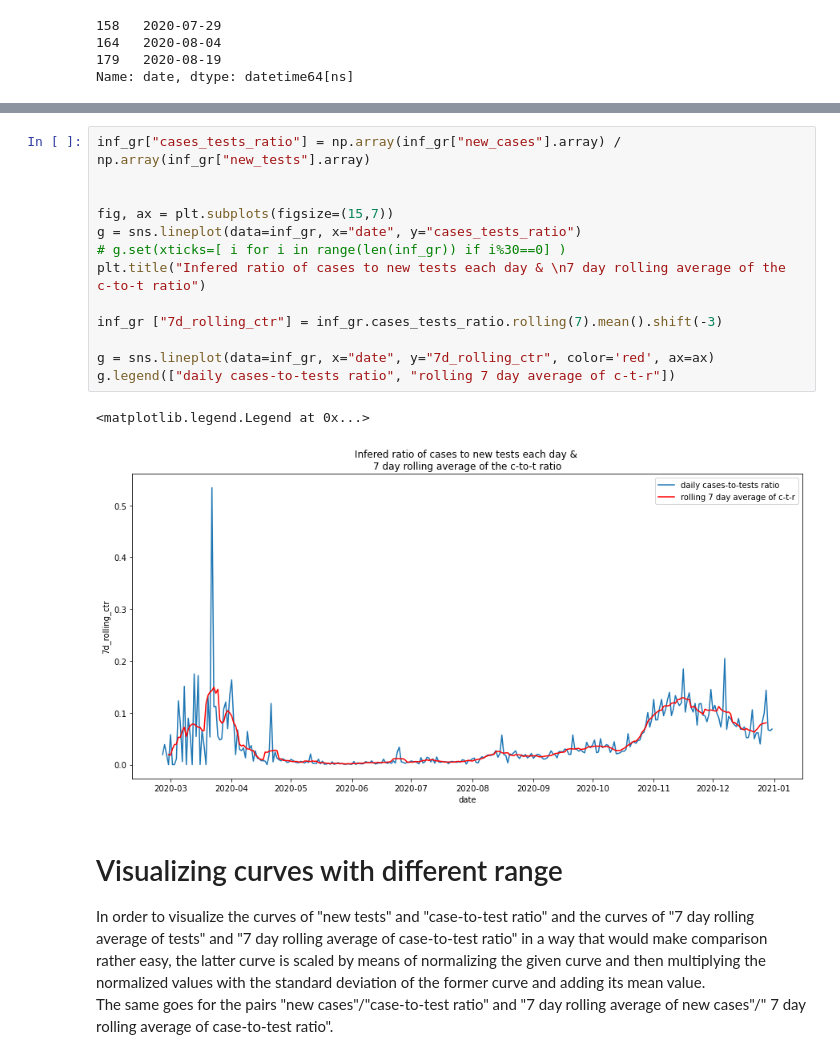
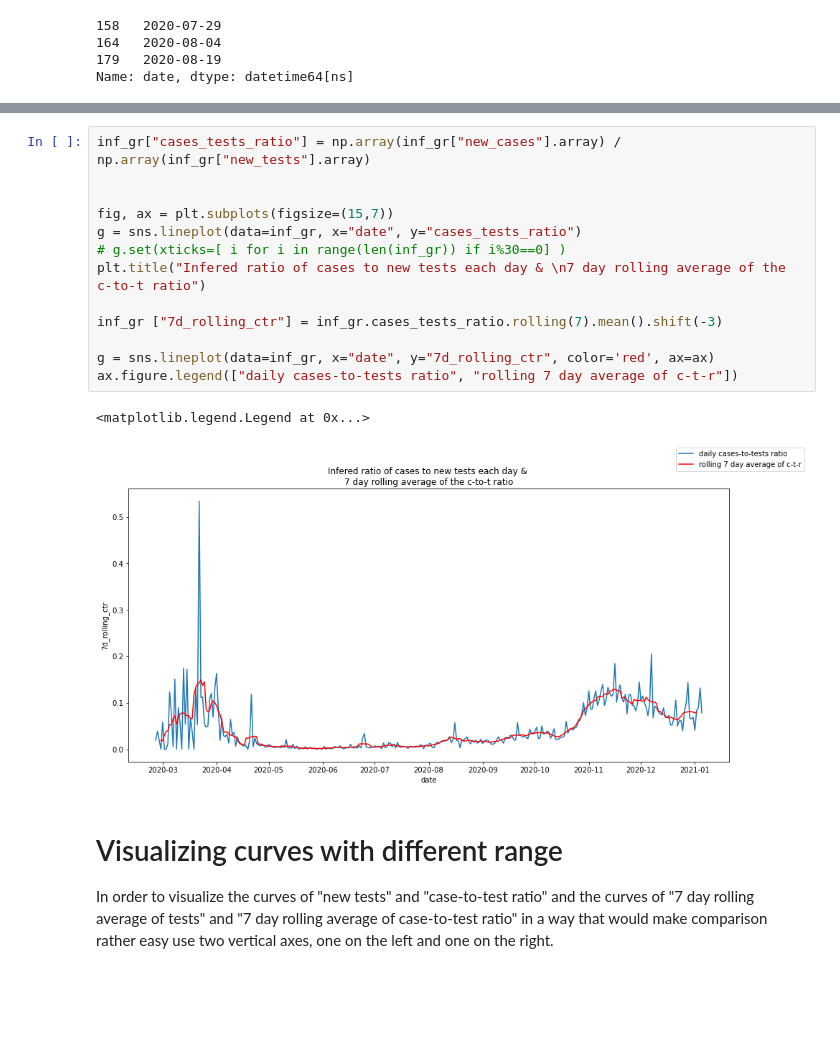
Before and after one commit to fivoskal/greece-covid-data-representation, a Jupyter notebook: owid.ipynb, the cells around one changed output, grey strips where cells are left out. Saved outputs shown, nothing was run; the diff lists cells and outputs as text; blank space fills up the shorter version.

```diff
--- a/owid.ipynb
+++ b/owid.ipynb
@@ -165,22 +161,20 @@ g.legend(["rolling 7 day average new cases"])
 # %%
 inf_gr["cases_tests_ratio"] = np.array(inf_gr["new_cases"].array) / np.array(inf_gr["new_tests"].array)
 
 
 fig, ax = plt.subplots(figsize=(15,7))
 g = sns.lineplot(data=inf_gr, x="date", y="cases_tests_ratio")
 # g.set(xticks=[ i for i in range(len(inf_gr)) if i%30==0] )
 plt.title("Infered ratio of cases to new tests each day & \n7 day rolling average of the c-to-t ratio")
 
 inf_gr ["7d_rolling_ctr"] = inf_gr.cases_tests_ratio.rolling(7).mean().shift(-3)
 
 g = sns.lineplot(data=inf_gr, x="date", y="7d_rolling_ctr", color='red', ax=ax)
-g.legend(["daily cases-to-tests ratio", "rolling 7 day average of c-t-r"])
+ax.figure.legend(["daily cases-to-tests ratio", "rolling 7 day average of c-t-r"])
 # %% [output]
 <matplotlib.legend.Legend at 0x...>
-[figure, old version]
+[figure, new version]
 # %% [markdown]
 # Visualizing curves with different range
-In order to visualize the curves of "new tests" and "case-to-test ratio" and the curves of "7 day rolling average of tests" and "7 day rolling average of case-to-test ratio" in a way that would make comparison rather easy, the latter curve is scaled by means of normalizing the given curve and then multiplying the normalized values with the standard deviation of the former curve and adding its mean value.
-<br>
-The same goes for the pairs "new cases"/"case-to-test ratio" and "7 day rolling average of new cases"/" 7 day rolling average of case-to-test ratio".
+In order to visualize the curves of "new tests" and "case-to-test ratio" and the curves of "7 day rolling average of tests" and "7 day rolling average of case-to-test ratio" in a way that would make comparison rather easy use two vertical axes, one on the left and one on the right.
 # %%
```
Also changed, not shown: parts of 10 cells of this notebook.
